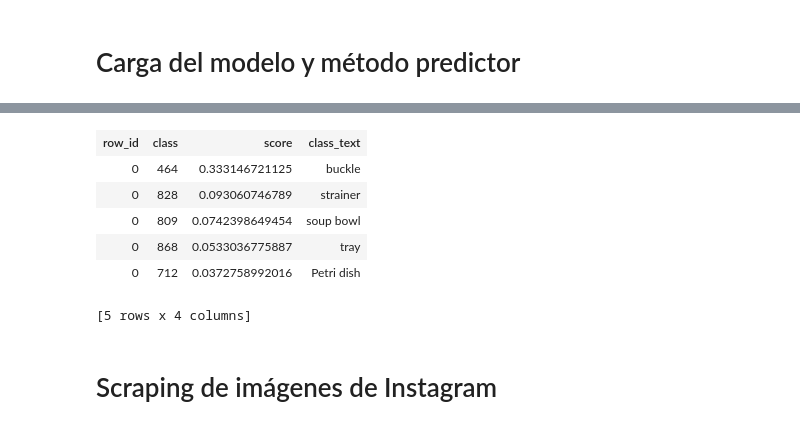
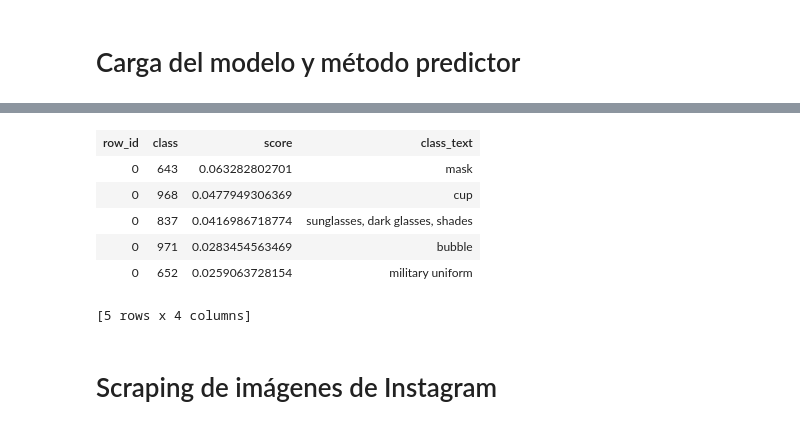
Before and after one commit to beeva-marianmoldovan/beeva-notebooks, a Jupyter notebook: IMGS_Instagram/rec_imagenes_instagram.ipynb, the cells around one changed output, grey strips where cells are left out. Drawn from its saved outputs; the diff is of its cells as text; code cells hidden in the pictures.

```diff
--- a/IMGS_Instagram/rec_imagenes_instagram.ipynb
+++ b/IMGS_Instagram/rec_imagenes_instagram.ipynb
@@ -12,11 +15,11 @@ label_to_text = ast.literal_eval(infile.read())
 # Carga del modelo y método predictor
 # %%
 def predict_image_url(url):
-    pretrained_model = gl.load_model('~/Desktop');
+    #pretrained_model = gl.load_model('~/Desktop');
     #pretrained_model = gl.load_model('http://s3.amazonaws.com/GraphLab-Datasets/deeplearning/imagenet_model_iter45')
 
     # Si ya tenemos el modelo entrenado con el dataset de imagenet almacenado en local
-    #model = gl.load_model('pretrained_model')
+    pretrained_model = gl.load_model('pretrained_model')
 
     image_sf = gl.SFrame({'image': [gl.Image(url)]})
     image_sf['image'] = gl.image_analysis.resize(image_sf['image'], 256, 256, 3)
@@ -25,7 +28,7 @@ def predict_image_url(url):
     return top_labels
 # %%
 #prueba_url = 'http://hadrovsky.sweb.cz/images/rn14.jpg'
-prueba_url = 'http://scontent-a-mad.cdninstagram.com/hphotos-xfa1/t51.2885-15/s306x306/e15/10865165_689917854462761_65417628_n.jpg'
+prueba_url = 'https://scontent.cdninstagram.com/hphotos-xaf1/t51.2885-15/e15/11033005_1423896337905427_1857738879_n.jpg'
 res = predict_image_url(prueba_url)
 res
 # %% [output]
@@ -32,10 +37,10 @@ res
 | row_id | class | score | class_text |
-| 0 | 464 | 0.333146721125 | buckle |
-| 0 | 828 | 0.093060746789 | strainer |
-| 0 | 809 | 0.0742398649454 | soup bowl |
-| 0 | 868 | 0.0533036775887 | tray |
-| 0 | 712 | 0.0372758992016 | Petri dish |
+| 0 | 643 | 0.063282802701 | mask |
+| 0 | 968 | 0.0477949306369 | cup |
+| 0 | 837 | 0.0416986718774 | sunglasses, dark glasses, shades |
+| 0 | 971 | 0.0283454563469 | bubble |
+| 0 | 652 | 0.0259063728154 | military uniform |
-[5 rows x 4 columns]
+[5 rows x 4 columns]
 # %% [markdown]
 # Scraping de imágenes de Instagram
 # %%
```
Also changed, not shown: parts of 19 cells of this notebook.
